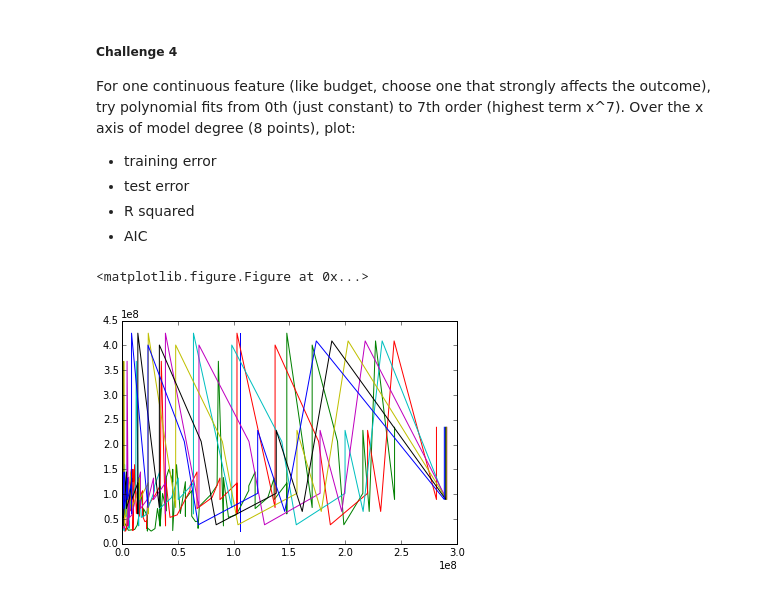
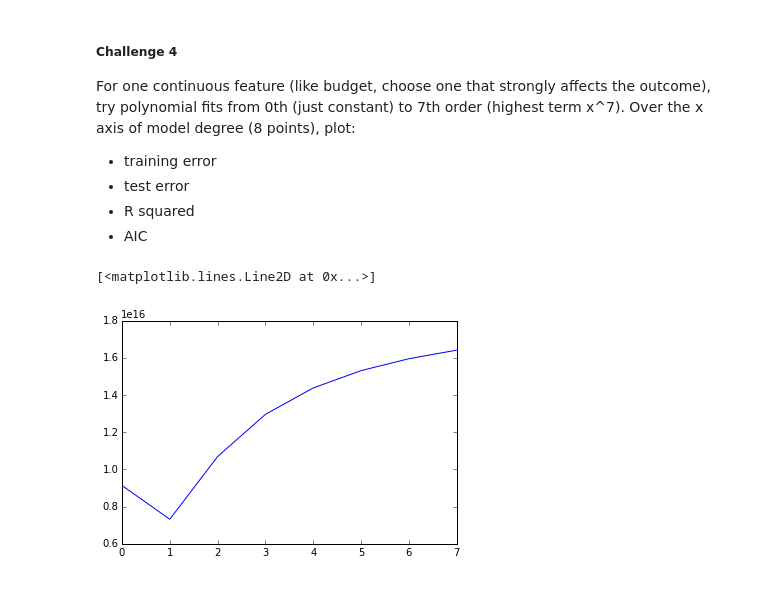
Before and after one commit to potatochip/movie_data_scraping, a Jupyter notebook: linear_learning_challenges.ipynb, the cells around one changed output. Cells and saved outputs as stored; diff of their text form; code cells hidden in the pictures.

```diff
--- a/linear_learning_challenges.ipynb
+++ b/linear_learning_challenges.ipynb
@@ -245,8 +245,9 @@ poly_train = poly_train.sort('Budget')
 for i in range(8):
     poly_train[str(i)+"th"] = poly_train['Budget'].apply(lambda x: x**i)
     poly_dict[i] = sm.OLS(poly_train.DomesticTotalGross, poly_train[str(i)+"th"]).fit()
-    plt.plot(poly_dict[i].fittedvalues, poly_train.DomesticTotalGross)
-plt.Figure(figsize=(20,20))
-# %% [output]
-<matplotlib.figure.Figure at 0x...>
-[figure, removed]
+# %%
+# Training error
+plt.plot([i for i in poly_dict], [i.mse_resid for i in poly_dict.values()])
+# %% [output]
+[<matplotlib.lines.Line2D at 0x...>]
+[figure, added]
```
Also changed, not shown: parts of 18 cells of this notebook.
